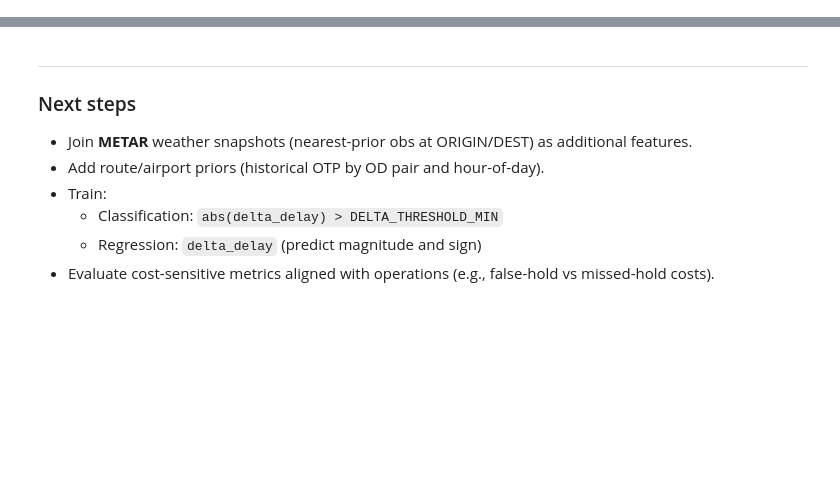
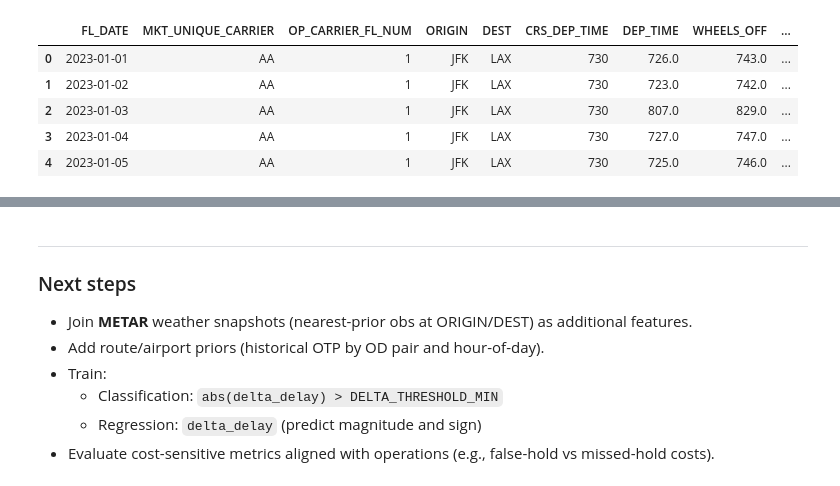
Before and after one commit to iampeterlol/AA-FLIGHT-ANALYSIS, a Jupyter notebook: notebooks/01_EDA_and_Labeling.ipynb, the cells around one changed output, grey strips where cells are left out. Saved outputs shown, nothing was run; the diff lists cells and outputs as text; code cells hidden in the pictures; blank space fills up the shorter version.

```diff
--- a/notebooks/01_EDA_and_Labeling.ipynb
+++ b/notebooks/01_EDA_and_Labeling.ipynb
@@ -84,0 +156,15 @@ df.head()
+# %%
+# === Convert HHMM-like times to minutes since midnight ===
+for col in ["CRS_DEP_TIME", "DEP_TIME", "CRS_ARR_TIME", "ARR_TIME"]:
+    if col not in df.columns:
+        raise ValueError(f"Missing required column: {col}")
+    df[col + "_MIN"] = df[col].apply(hhmm_to_minutes)
+
+df.head()
+# %% [output]
+|  | FL_DATE | MKT_UNIQUE_CARRIER | OP_CARRIER_FL_NUM | ORIGIN | DEST | CRS_DEP_TIME | DEP_TIME | WHEELS_OFF | ... |
+| 0 | 2023-01-01 | AA | 1 | JFK | LAX | 730 | 726.0 | 743.0 | ... |
+| 1 | 2023-01-02 | AA | 1 | JFK | LAX | 730 | 723.0 | 742.0 | ... |
+| 2 | 2023-01-03 | AA | 1 | JFK | LAX | 730 | 807.0 | 829.0 | ... |
+| 3 | 2023-01-04 | AA | 1 | JFK | LAX | 730 | 727.0 | 747.0 | ... |
+| 4 | 2023-01-05 | AA | 1 | JFK | LAX | 730 | 725.0 | 746.0 | ... |
```
Also changed, not shown: parts of 18 cells of this notebook.
